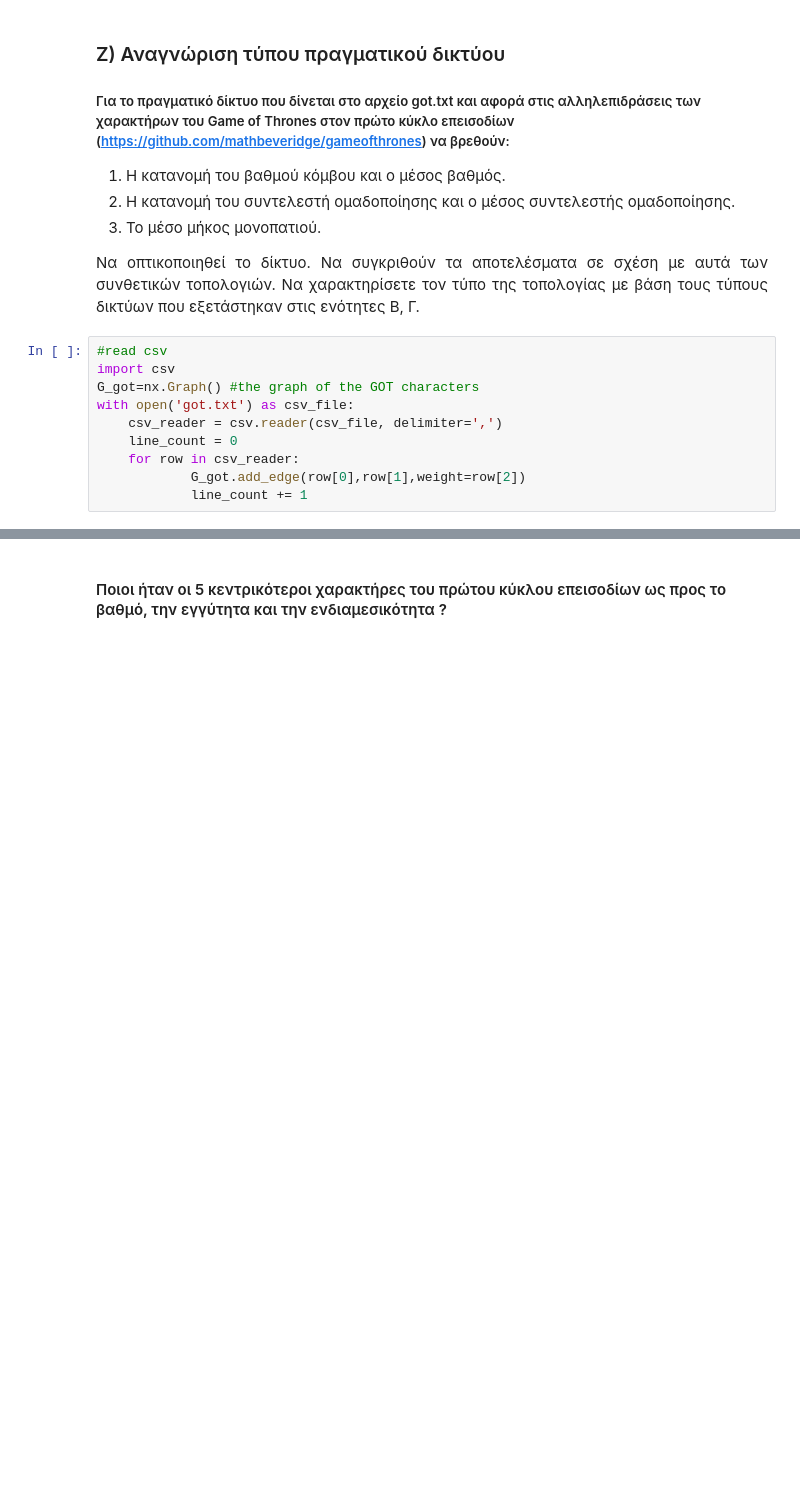
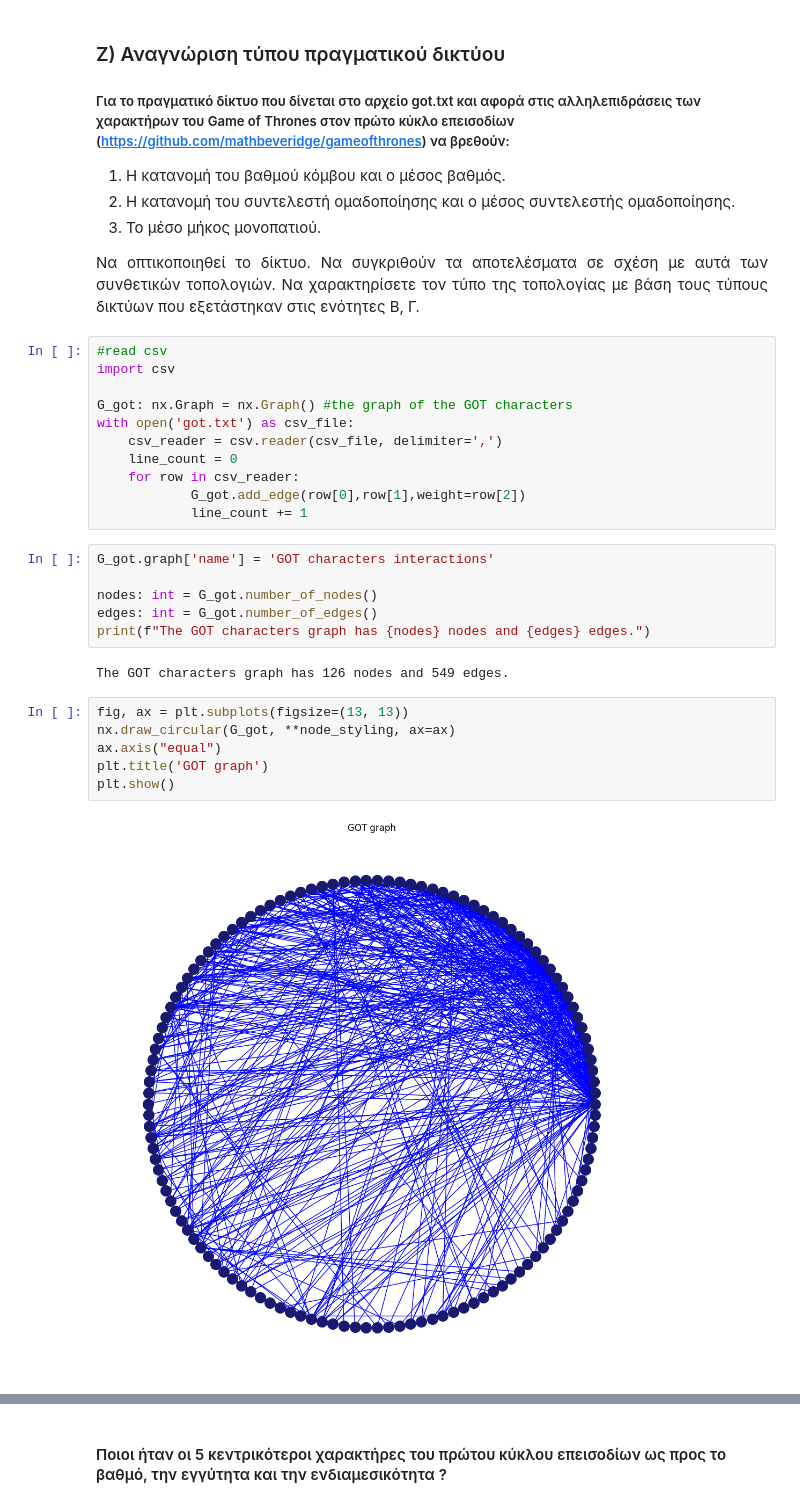
Before and after one commit to billdepo/Social-Networks-Analysis, a Jupyter notebook: lab1/lab1_student_version_Depastas.ipynb, the cells around one changed output, grey strips where cells are left out. Cells and saved outputs as stored; diff of their text form; blank space fills up the shorter version.

```diff
--- a/lab1/lab1_student_version_Depastas.ipynb
+++ b/lab1/lab1_student_version_Depastas.ipynb
@@ -1294,10 +1392,27 @@ d=4
 # %%
 #read csv
 import csv
-G_got=nx.Graph() #the graph of the GOT characters
+
+G_got: nx.Graph = nx.Graph() #the graph of the GOT characters
 with open('got.txt') as csv_file:
     csv_reader = csv.reader(csv_file, delimiter=',')
     line_count = 0
     for row in csv_reader:
             G_got.add_edge(row[0],row[1],weight=row[2])
             line_count += 1
+# %%
+G_got.graph['name'] = 'GOT characters interactions'
+
+nodes: int = G_got.number_of_nodes()
+edges: int = G_got.number_of_edges()
+print(f"The GOT characters graph has {nodes} nodes and {edges} edges.")
+# %% [output]
+The GOT characters graph has 126 nodes and 549 edges.
+# %%
+fig, ax = plt.subplots(figsize=(13, 13))
+nx.draw_circular(G_got, **node_styling, ax=ax)
+ax.axis("equal")
+plt.title('GOT graph')
+plt.show()
+# %% [output]
+[figure, added]
```
Also changed, not shown: parts of 23 cells of this notebook.
